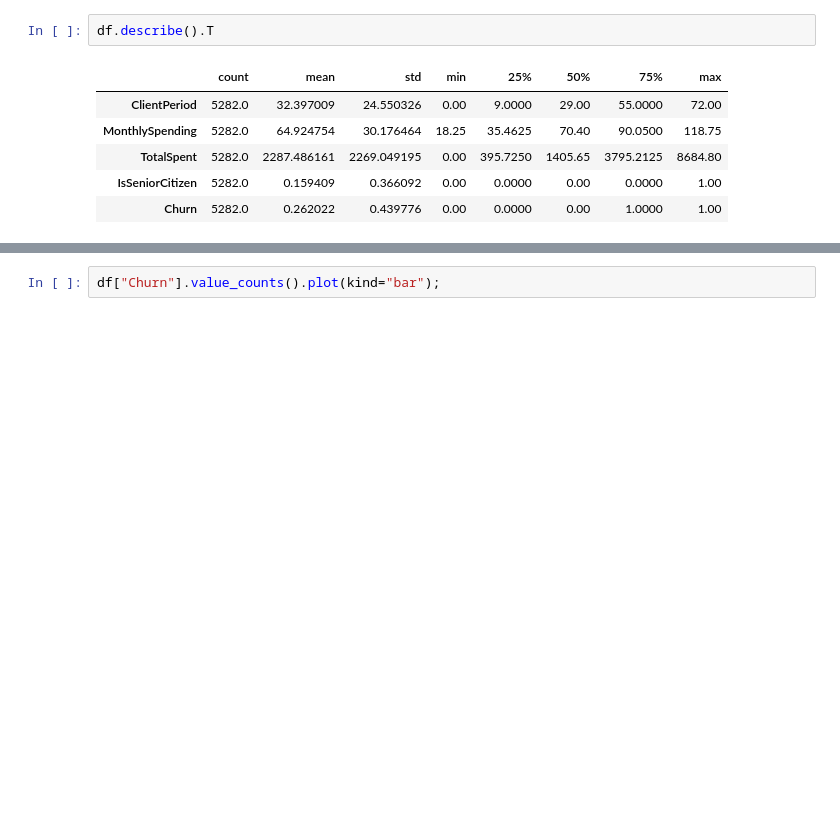
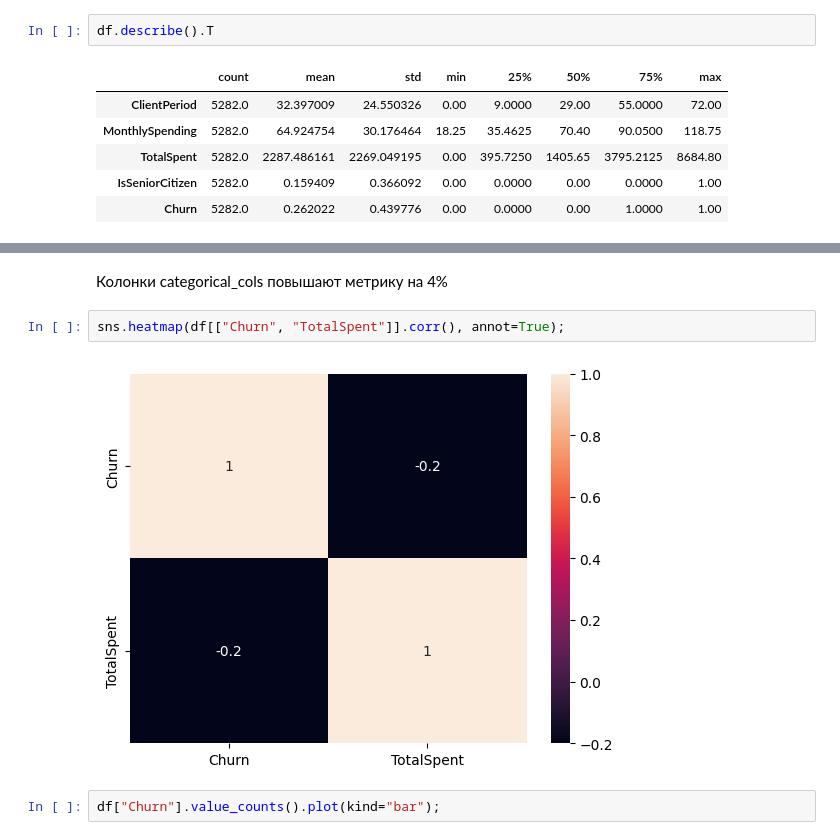
Before and after one commit to Paul-the-human/user_churn, a Jupyter notebook: user_churn.ipynb, the cells around one changed output, grey strips where cells are left out. Saved outputs shown, nothing was run; the diff lists cells and outputs as text; blank space fills up the shorter version.

```diff
--- a/user_churn.ipynb
+++ b/user_churn.ipynb
@@ -43,3 +104,9 @@ df.describe().T
+# %% [markdown]
+Колонки categorical_cols повышают метрику на 4%
+# %%
+sns.heatmap(df[["Churn", "TotalSpent"]].corr(), annot=True);
+# %% [output]
+[figure, added]
 # %%
 df["Churn"].value_counts().plot(kind="bar");
 # %% [output]
```
Also changed, not shown: parts of 22 cells of this notebook.
